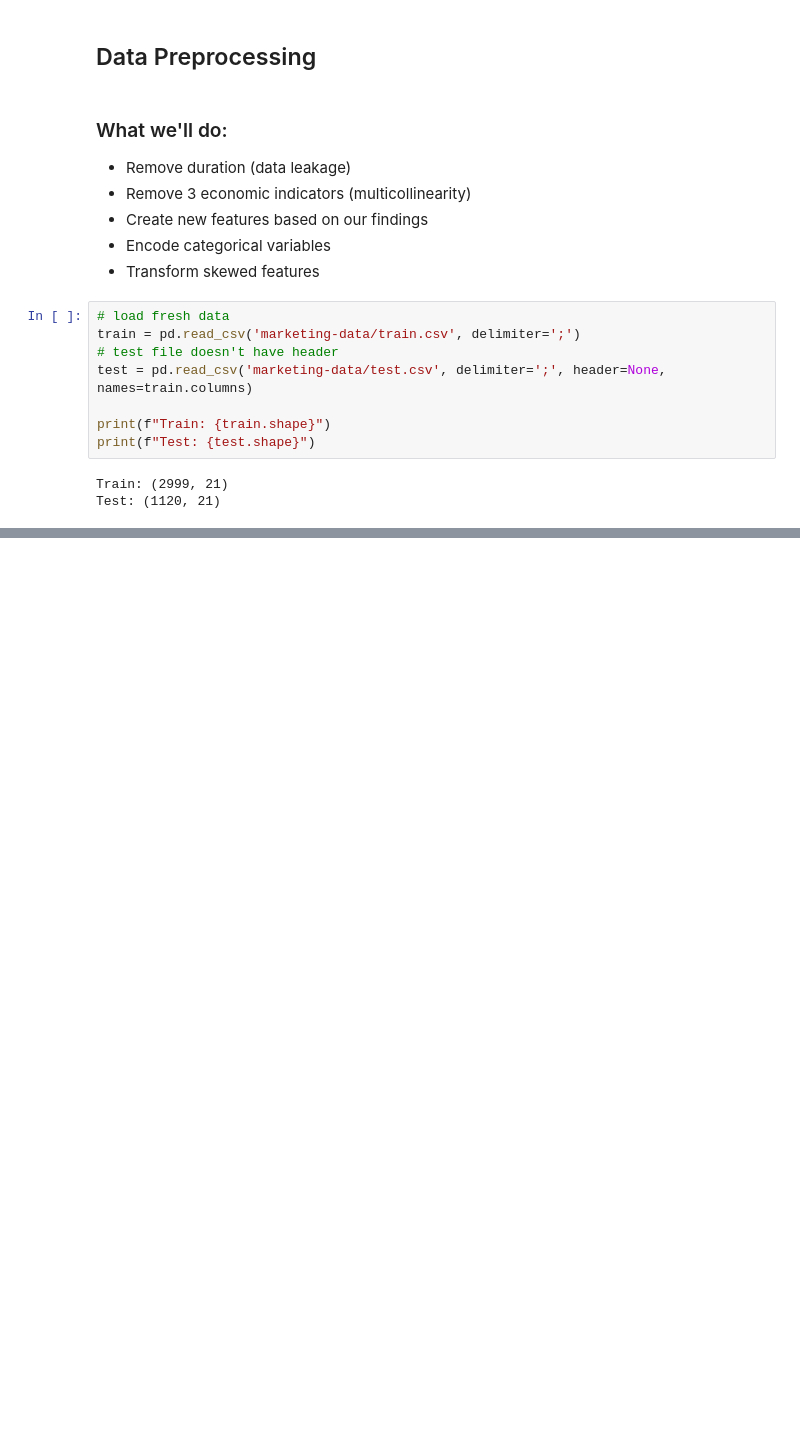
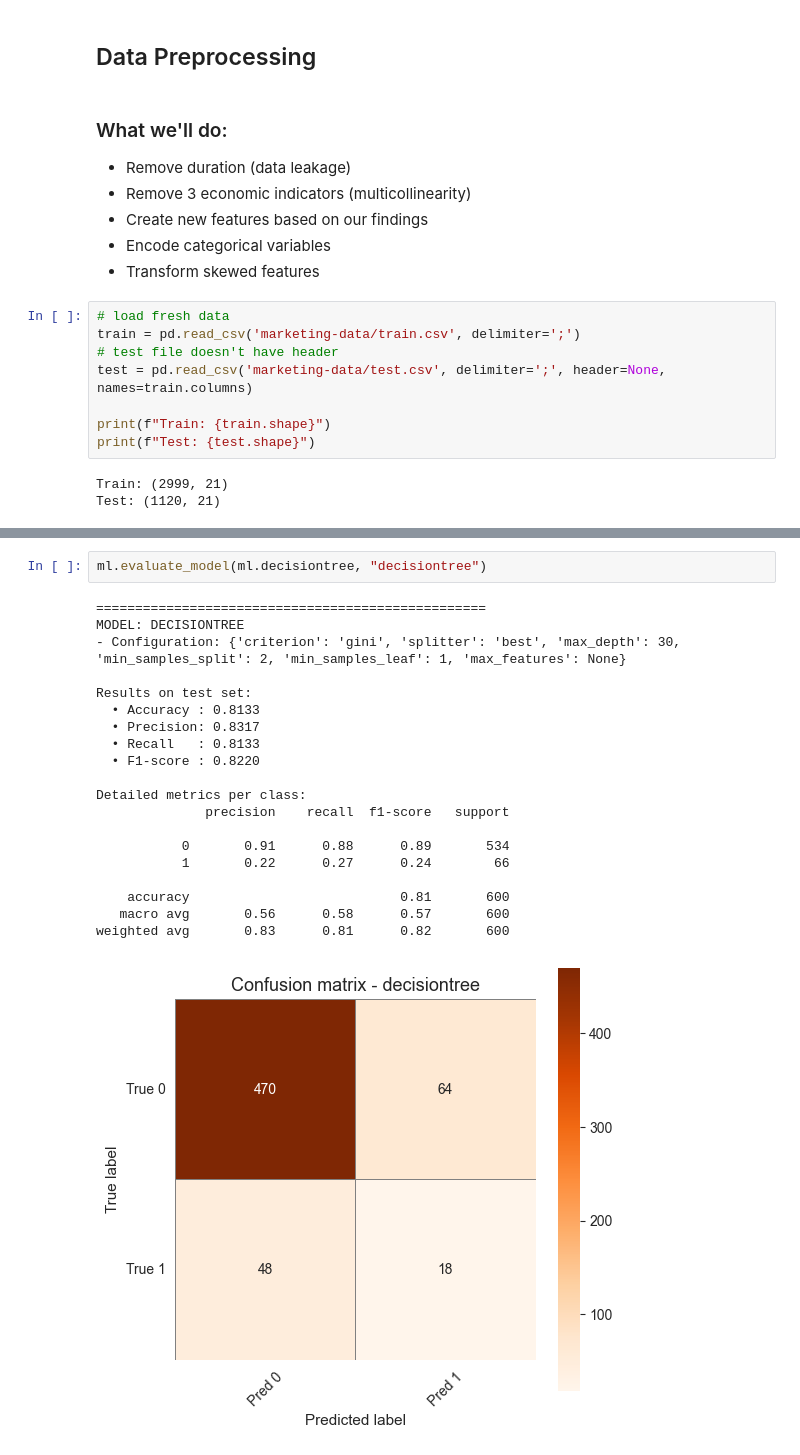
Before and after one commit to pnlong2706/data-mining, a Jupyter notebook: marketing_exploration_final.ipynb, the cells around one changed output, grey strips where cells are left out. Saved outputs shown, nothing was run; the diff lists cells and outputs as text; blank space fills up the shorter version.

```diff
--- a/marketing_exploration_final.ipynb
+++ b/marketing_exploration_final.ipynb
@@ -857,0 +1165,23 @@ Expected impact:
+# %%
+ml.evaluate_model(ml.decisiontree, "decisiontree")
+# %% [output]
+==================================================
+MODEL: DECISIONTREE
+- Configuration: {'criterion': 'gini', 'splitter': 'best', 'max_depth': 30, 'min_samples_split': 2, 'min_samples_leaf': 1, 'max_features': None}
+
+Results on test set:
+  • Accuracy : 0.8133
+  • Precision: 0.8317
+  • Recall   : 0.8133
+  • F1-score : 0.8220
+
+Detailed metrics per class:
+              precision    recall  f1-score   support
+
+           0       0.91      0.88      0.89       534
+           1       0.22      0.27      0.24        66
+
+    accuracy                           0.81       600
+   macro avg       0.56      0.58      0.57       600
+weighted avg       0.83      0.81      0.82       600
+[figure, added]
```
Also changed, not shown: parts of 45 cells of this notebook, 2 other files.
